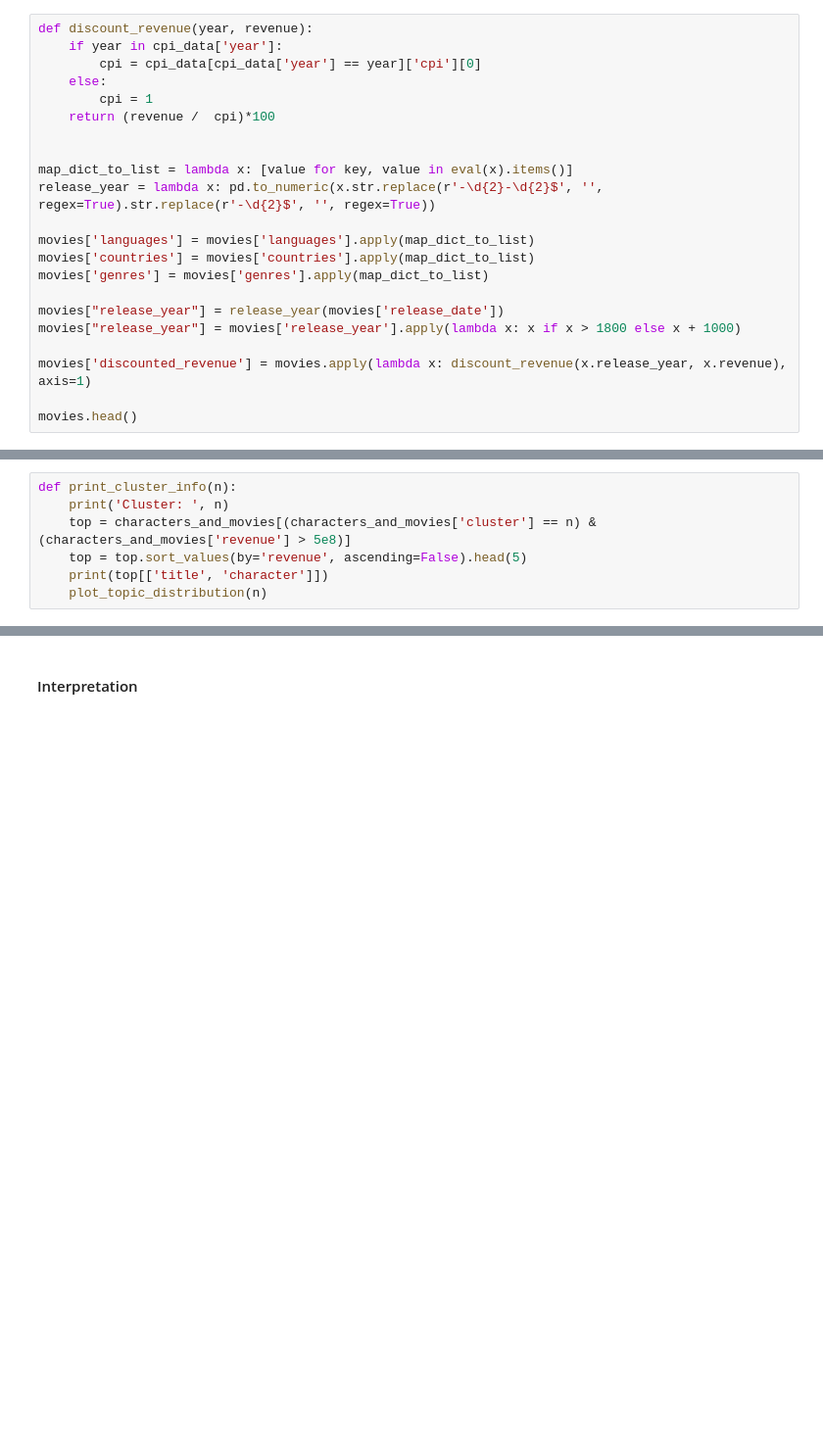
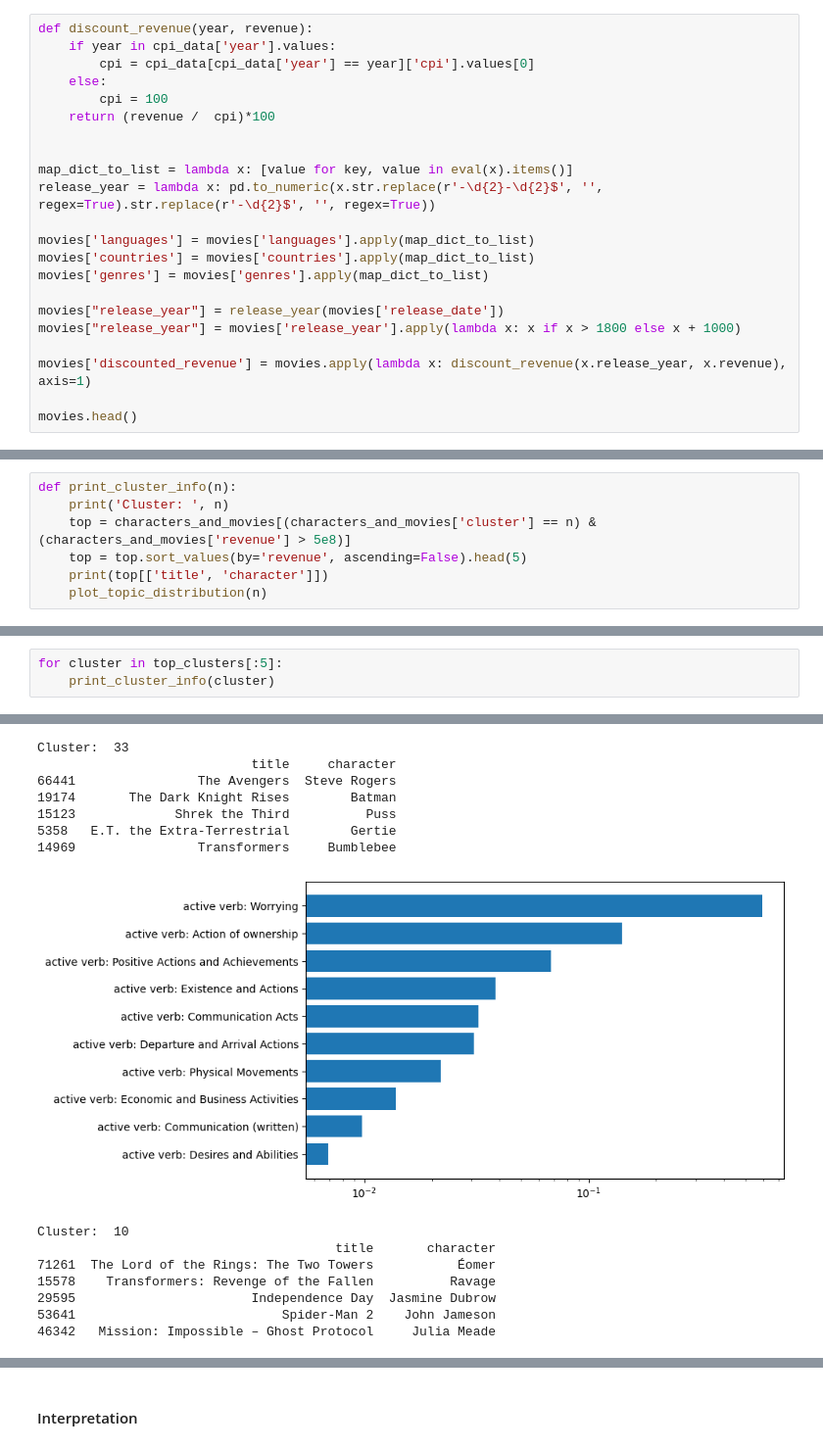
Before and after one commit to epfl-ada/ada-2023-project-perrysplatypuses, a Jupyter notebook: milestone3.ipynb, the cells around one changed output, grey strips where cells are left out. Shown at 98% size. Saved outputs shown, nothing was run; the diff lists cells and outputs as text; blank space fills up the shorter version.

```diff
--- a/milestone3.ipynb
+++ b/milestone3.ipynb
@@ -84,9 +81,9 @@ actors_and_characters.sample(5)
 # %%
 def discount_revenue(year, revenue):
-    if year in cpi_data['year']:
-        cpi = cpi_data[cpi_data['year'] == year]['cpi'][0]
+    if year in cpi_data['year'].values:
+        cpi = cpi_data[cpi_data['year'] == year]['cpi'].values[0]
     else:
-        cpi = 1
+        cpi = 100
     return (revenue /  cpi)*100
 
 
@@ -340,0 +330,4 @@ Cluster:  42
+# %%
+for cluster in top_clusters[:5]:
+    print_cluster_info(cluster)
+# %% [output]
@@ -340,0 +358,15 @@ Cluster:  42
+Cluster:  33
+                            title     character
+66441                The Avengers  Steve Rogers
+19174       The Dark Knight Rises        Batman
+15123             Shrek the Third          Puss
+5358   E.T. the Extra-Terrestrial        Gertie
+14969                Transformers     Bumblebee
+[figure, added]
+Cluster:  10
+                                       title       character
+71261  The Lord of the Rings: The Two Towers           Éomer
+15578    Transformers: Revenge of the Fallen          Ravage
+29595                       Independence Day  Jasmine Dubrow
+53641                           Spider-Man 2    John Jameson
+46342   Mission: Impossible – Ghost Protocol     Julia Meade
```
Also changed, not shown: parts of 31 cells of this notebook.
